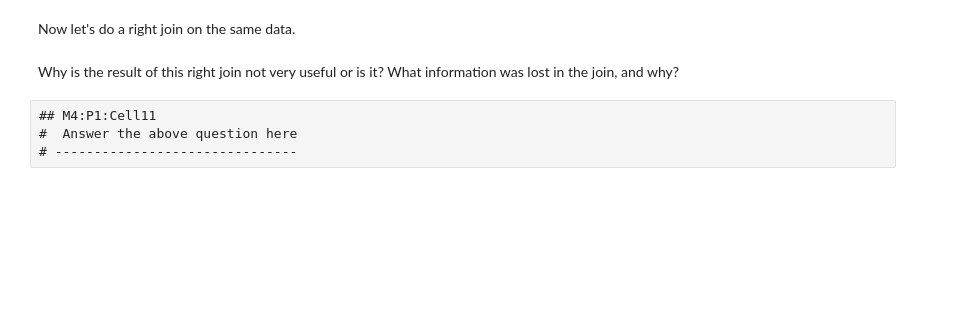
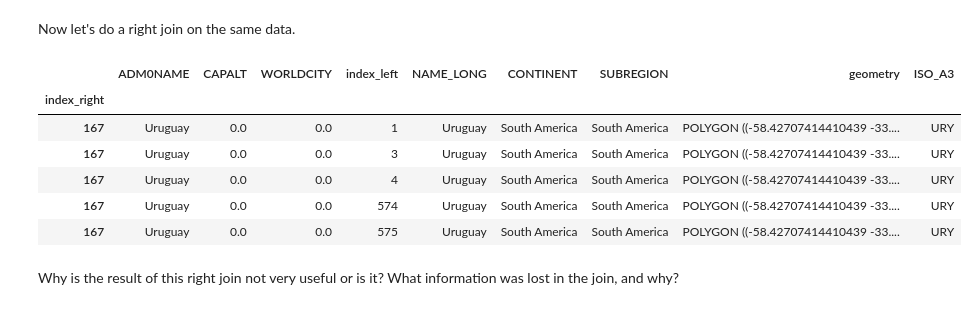
Before and after one commit to asouleymane/geospatial, a Jupyter notebook: module4/practices/manipulation.ipynb, the cells around one changed output. Cells and saved outputs as stored; diff of their text form; code cells hidden in the pictures; blank space fills up the shorter version.

```diff
--- a/module4/practices/manipulation.ipynb
+++ b/module4/practices/manipulation.ipynb
@@ -147,3 +261,5 @@ Now using the populated places dataframe create a new dataframe 'cities' with th
 ## M4:P1:Cell09
 #  Add dataframe column code here
 # -------------------------------
+cities=pop_pl[['ADM0NAME','CAPALT','WORLDCITY','geometry']]
+cities.head()
@@ -166,14 +303,18 @@ Now let's do a right join on the same data.
 # %%
 ## M4:P1:Cell10
 #  Right merge of dataframes
 # --------------------------
 
 merge_countries = sjoin(cities, countries, how="right")
-
+merge_countries.head()
 # merge_countries.plot(figsize=(15,15))
+# %% [output]
+|  | ADM0NAME | CAPALT | WORLDCITY | index_left | NAME_LONG | CONTINENT | SUBREGION | geometry | ISO_A3 |
+| index_right |  |  |  |  |  |  |  |  |  |
+| 167 | Uruguay | 0.0 | 0.0 | 1 | Uruguay | South America | South America | POLYGON ((-58.42707414410439 -33.... | URY |
+| 167 | Uruguay | 0.0 | 0.0 | 3 | Uruguay | South America | South America | POLYGON ((-58.42707414410439 -33.... | URY |
+| 167 | Uruguay | 0.0 | 0.0 | 4 | Uruguay | South America | South America | POLYGON ((-58.42707414410439 -33.... | URY |
+| 167 | Uruguay | 0.0 | 0.0 | 574 | Uruguay | South America | South America | POLYGON ((-58.42707414410439 -33.... | URY |
+| 167 | Uruguay | 0.0 | 0.0 | 575 | Uruguay | South America | South America | POLYGON ((-58.42707414410439 -33.... | URY |
 # %% [markdown]
 Why is the result of this right join not very useful or is it? What information was lost in the join, and why?
-# %% [raw]
-## M4:P1:Cell11
-#  Answer the above question here
-# -------------------------------
```
Also changed, not shown: parts of 19 cells of this notebook, 7 other files.
